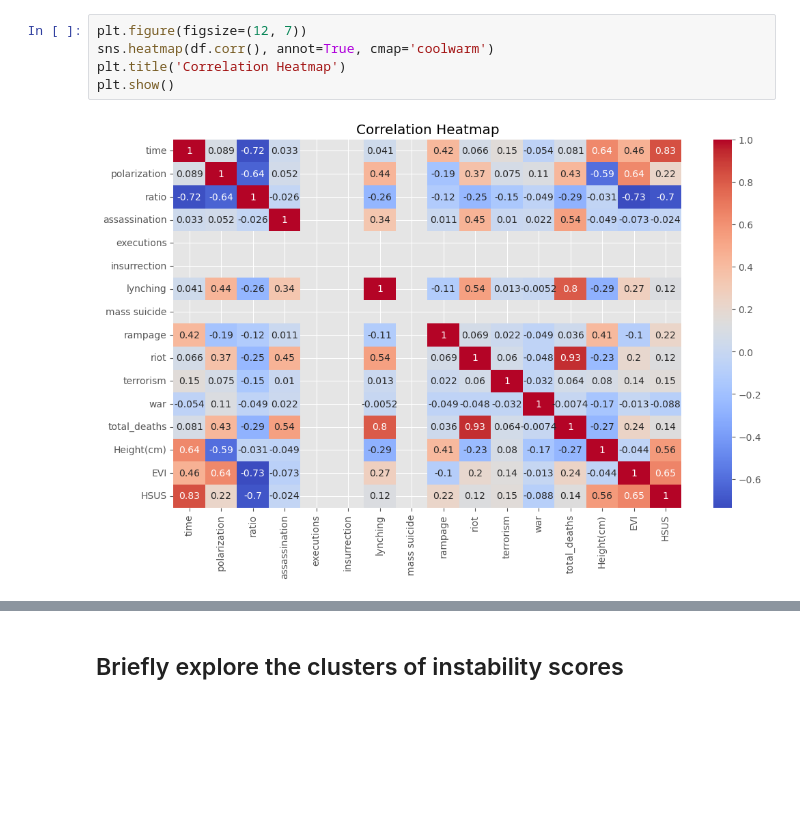
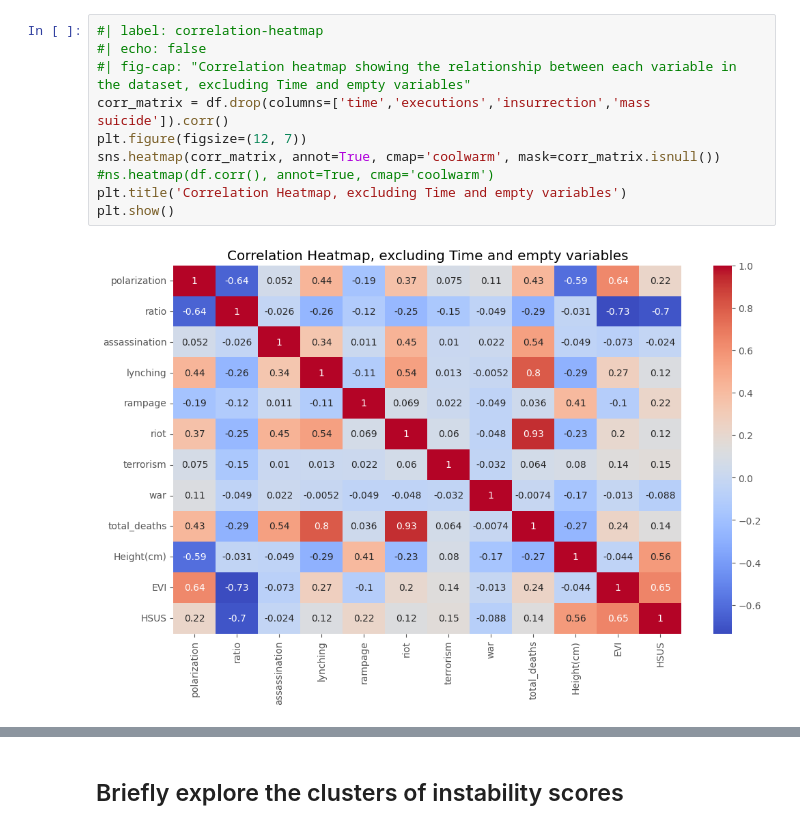
Before and after one commit to yhernandezm05/Final_project_data221, a Jupyter notebook: FInal_project.ipynb, the cells around one changed output, grey strips where cells are left out. Cells and saved outputs as stored; diff of their text form; blank space fills up the shorter version.

```diff
--- a/FInal_project.ipynb
+++ b/FInal_project.ipynb
@@ -283,9 +347,14 @@ plt.show()
 # %% [output]
 [figure]
 # %%
+#| label: correlation-heatmap
+#| echo: false
+#| fig-cap: "Correlation heatmap showing the relationship between each variable in the dataset, excluding Time and empty variables"
+corr_matrix = df.drop(columns=['time','executions','insurrection','mass suicide']).corr()
 plt.figure(figsize=(12, 7))
-sns.heatmap(df.corr(), annot=True, cmap='coolwarm')
-plt.title('Correlation Heatmap')
+sns.heatmap(corr_matrix, annot=True, cmap='coolwarm', mask=corr_matrix.isnull())
+#ns.heatmap(df.corr(), annot=True, cmap='coolwarm')
+plt.title('Correlation Heatmap, excluding Time and empty variables')
 plt.show()
 # %% [output]
-[figure, old version]
+[figure, new version]
```
Also changed, not shown: parts of 47 cells of this notebook, 43 other files.
